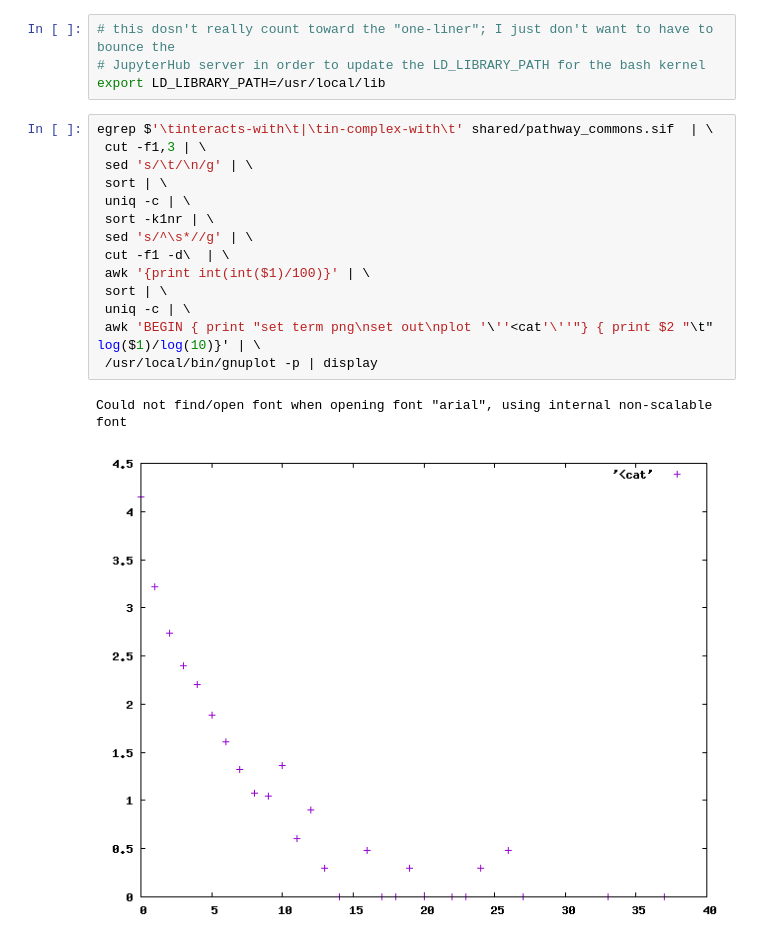
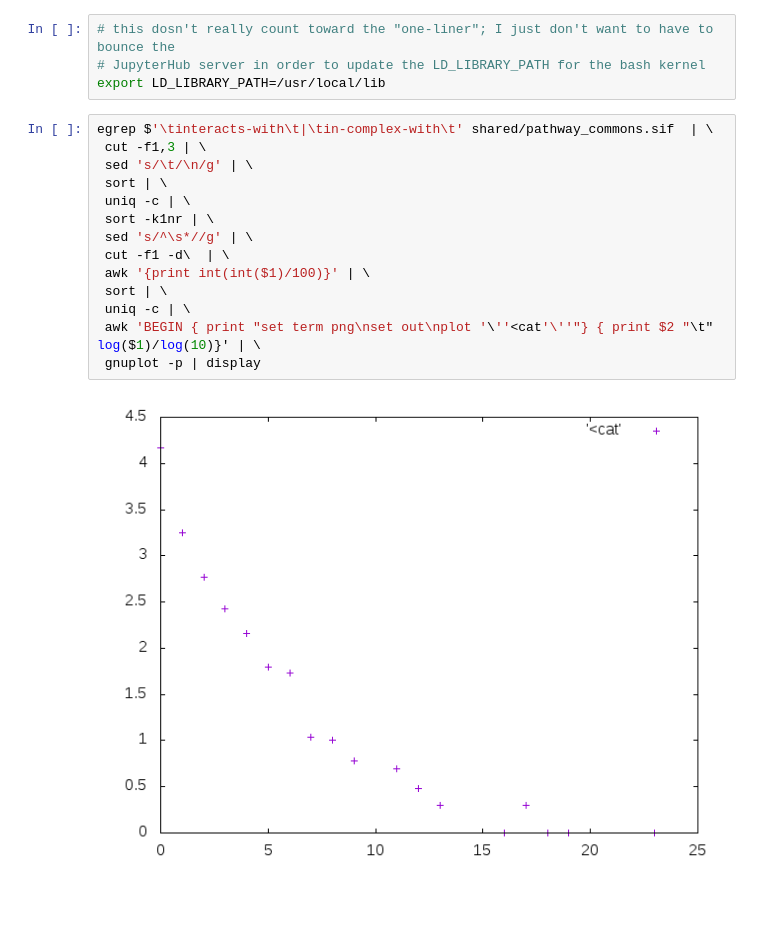
Before and after one commit to ramseylab/networkscompbio, a Jupyter notebook: class06_degdist_bash.ipynb, the cells around one changed output. Saved outputs shown, nothing was run; the diff lists cells and outputs as text; blank space fills up the shorter version.

```diff
--- a/class06_degdist_bash.ipynb
+++ b/class06_degdist_bash.ipynb
@@ -5,17 +5,16 @@ export LD_LIBRARY_PATH=/usr/local/lib
 # %%
 egrep $'\tinteracts-with\t|\tin-complex-with\t' shared/pathway_commons.sif  | \
  cut -f1,3 | \
  sed 's/\t/\n/g' | \
  sort | \
  uniq -c | \
  sort -k1nr | \
  sed 's/^\s*//g' | \
  cut -f1 -d\  | \
  awk '{print int(int($1)/100)}' | \
  sort | \
  uniq -c | \
  awk 'BEGIN { print "set term png\nset out\nplot '\''<cat'\''"} { print $2 "\t" log($1)/log(10)}' | \
- /usr/local/bin/gnuplot -p | display
+ gnuplot -p | display
 # %% [output]
-Could not find/open font when opening font "arial", using internal non-scalable font
-[figure, old version]
+[figure, new version]
```
Also changed, not shown: 4 other files.
